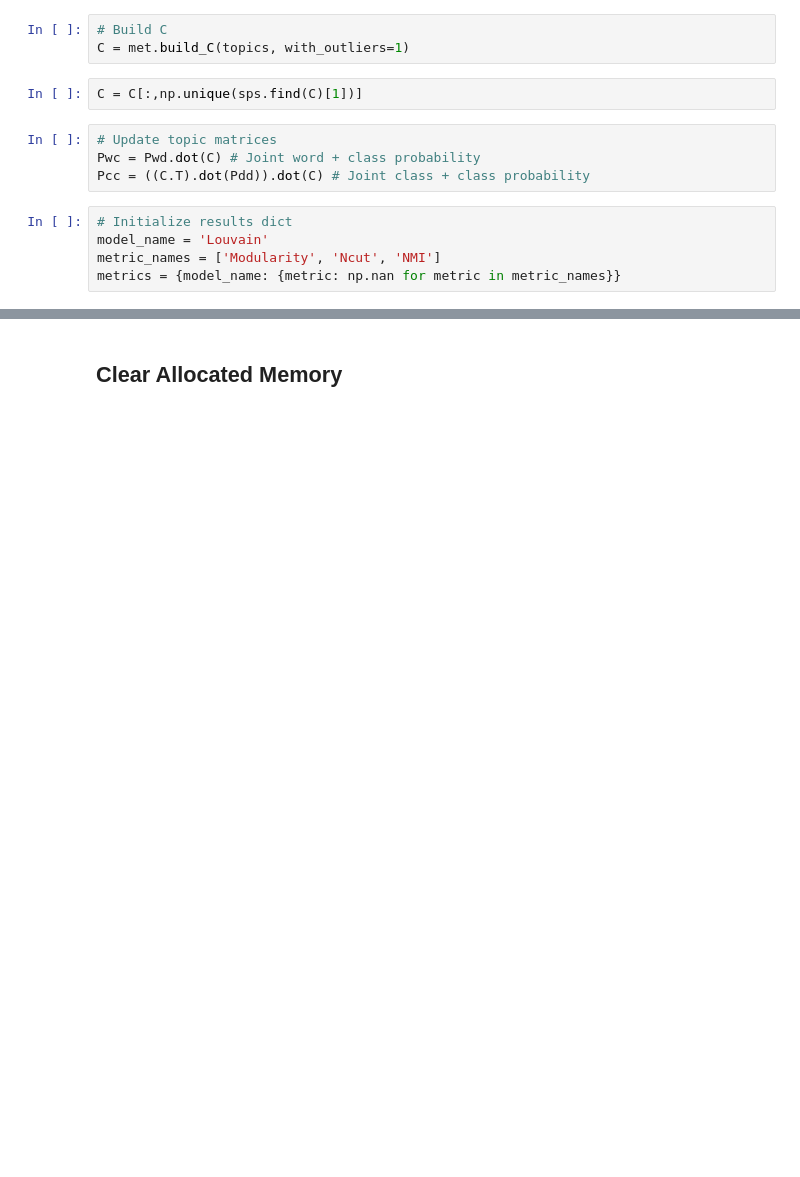
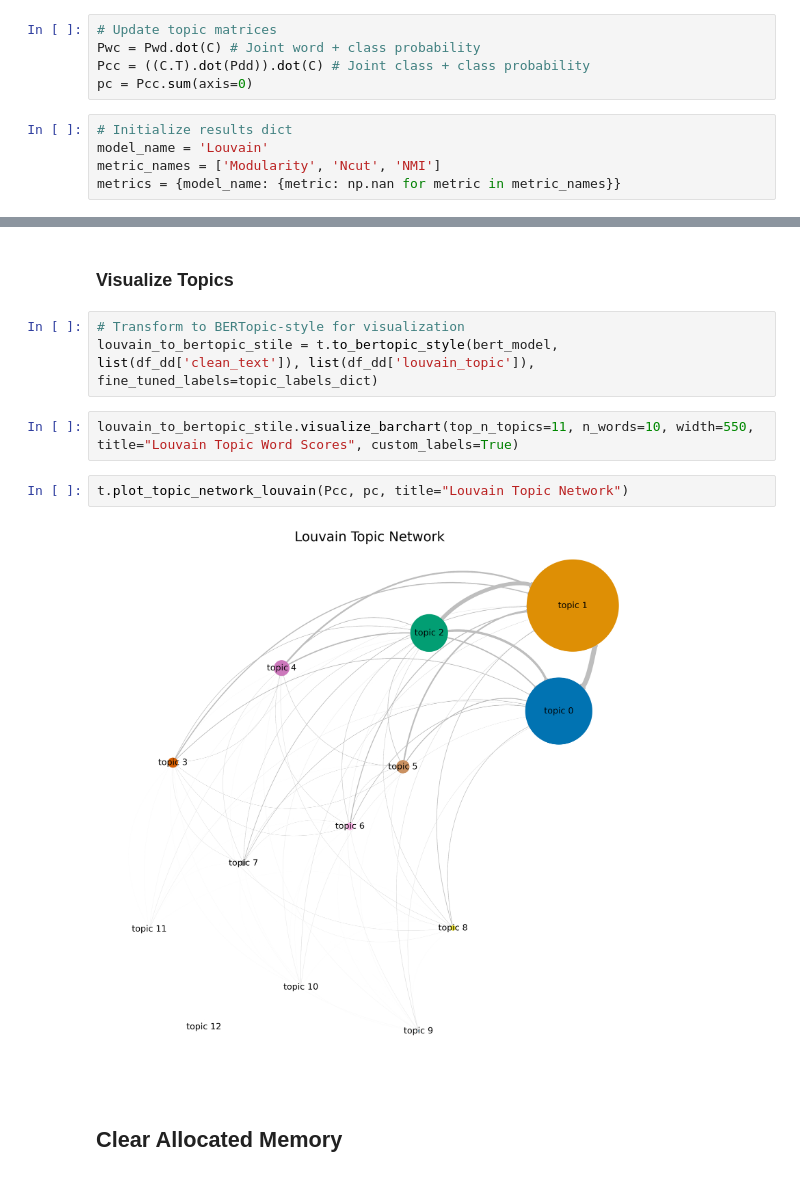
Before and after one commit to mikaelpoli/after-the-vote-network, a Jupyter notebook: topic_detection_louvain.ipynb, the cells around one changed output, grey strips where cells are left out. Drawn from its saved outputs; the diff is of its cells as text; blank space fills up the shorter version.

```diff
--- a/topic_detection_louvain.ipynb
+++ b/topic_detection_louvain.ipynb
@@ -120,15 +170,11 @@ Modularity (non-overlapping and overlapping), NMI, Ncut.
 # Normalize existing matrices
 Pwd = g_dd_matrices['Pwd'] / g_dd_matrices['Pwd'].sum()
 Pdd = g_dd_matrices['Pdd'] / g_dd_matrices['Pdd'].sum()
-# %%
-# Build C
-C = met.build_C(topics, with_outliers=1)
-# %%
-C = C[:,np.unique(sps.find(C)[1])]
 # %%
 # Update topic matrices
 Pwc = Pwd.dot(C) # Joint word + class probability
 Pcc = ((C.T).dot(Pdd)).dot(C) # Joint class + class probability
+pc = Pcc.sum(axis=0)
 # %%
 # Initialize results dict
 model_name = 'Louvain'
@@ -172,3 +259,14 @@ Counter({0: 4529,
+# %% [markdown]
+### Visualize Topics
+# %%
+# Transform to BERTopic-style for visualization
+louvain_to_bertopic_stile = t.to_bertopic_style(bert_model, list(df_dd['clean_text']), list(df_dd['louvain_topic']), fine_tuned_labels=topic_labels_dict)
+# %%
+louvain_to_bertopic_stile.visualize_barchart(top_n_topics=11, n_words=10, width=550, title="Louvain Topic Word Scores", custom_labels=True)
+# %%
+t.plot_topic_network_louvain(Pcc, pc, title="Louvain Topic Network")
+# %% [output]
+[figure, added]
 # %% [markdown]
 ## Clear Allocated Memory
 # %%
```
Also changed, not shown: parts of 23 cells of this notebook, 3 other files.
